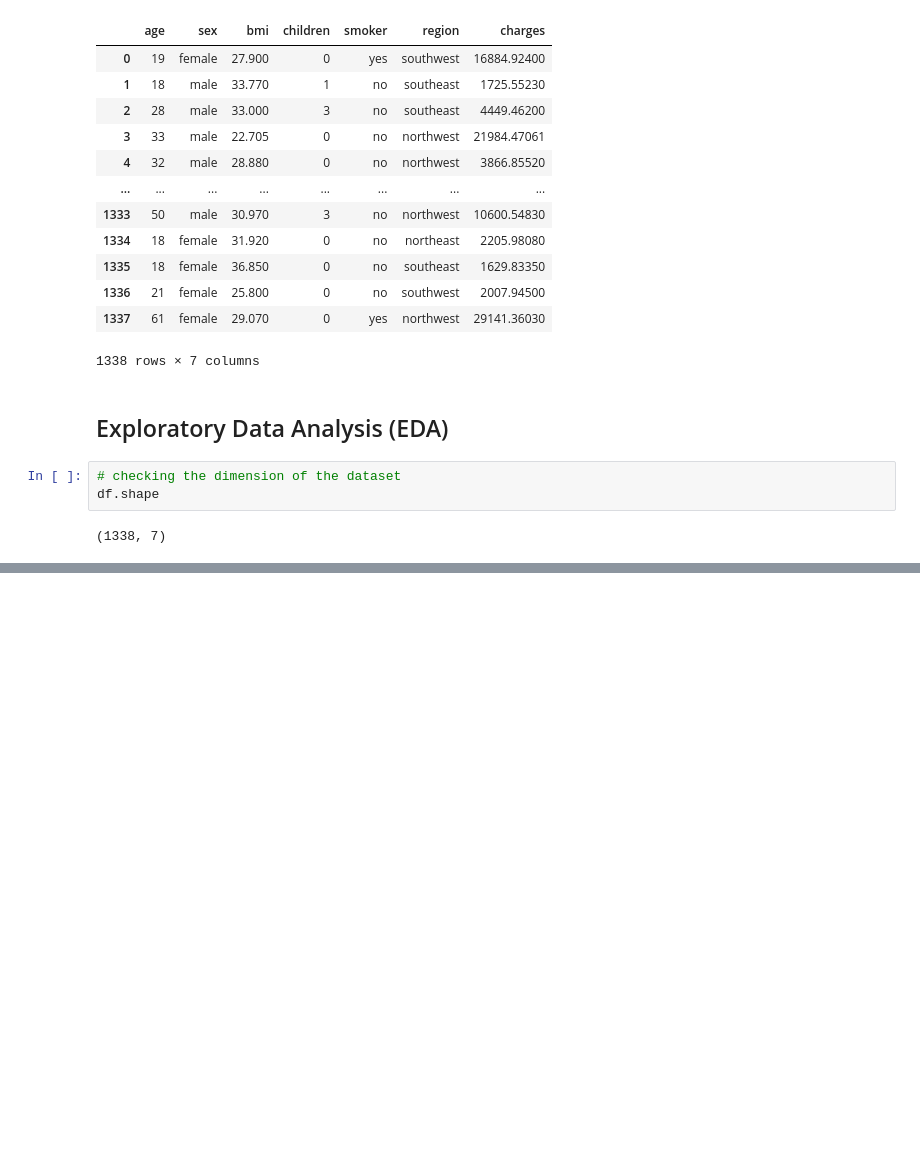
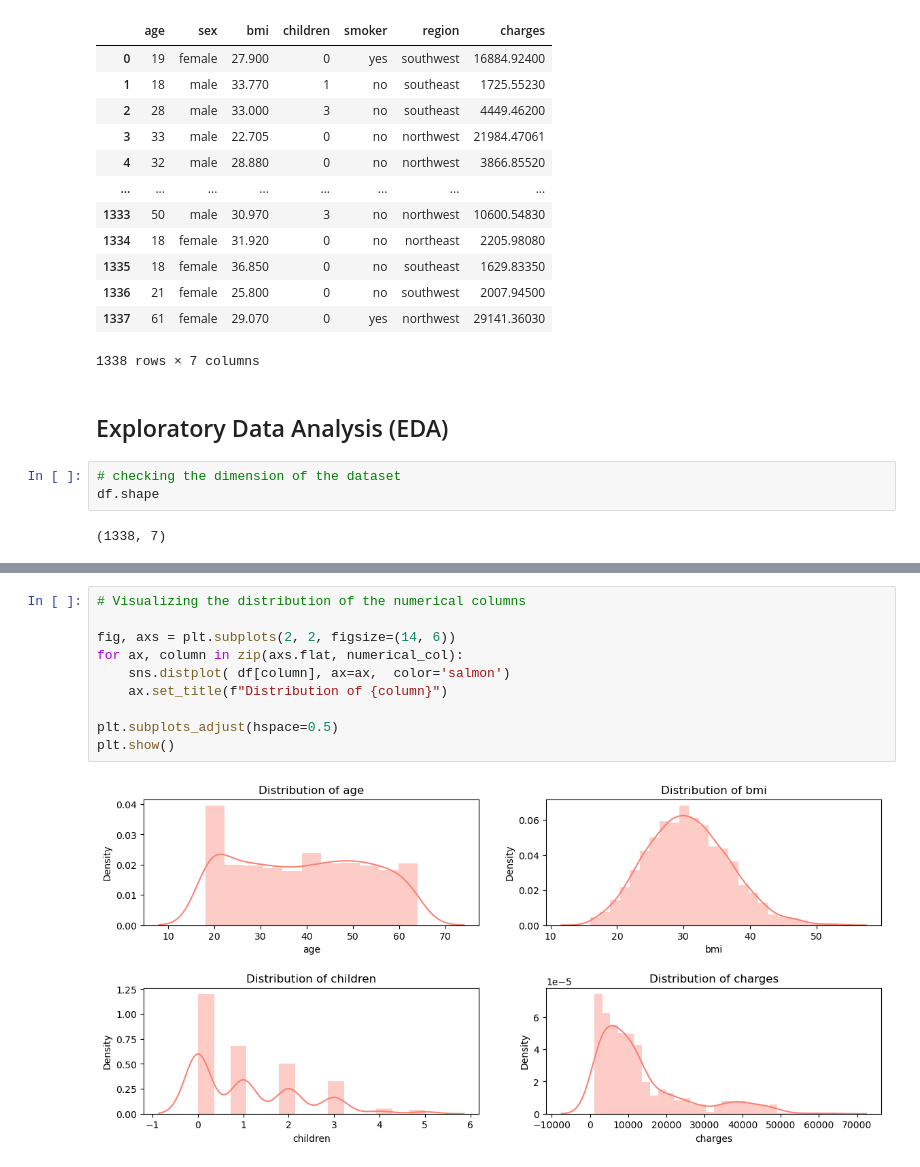
Before and after one commit to matiaga/Practice-Project, a Jupyter notebook: 02.Medical Cost Personal Insurance Project.ipynb, the cells around one changed output, grey strips where cells are left out. Cells and saved outputs as stored; diff of their text form; blank space fills up the shorter version.

```diff
--- a/02.Medical Cost Personal Insurance Project.ipynb
+++ b/02.Medical Cost Personal Insurance Project.ipynb
@@ -52,0 +192,12 @@ df.shape
+# %%
+# Visualizing the distribution of the numerical columns
+
+fig, axs = plt.subplots(2, 2, figsize=(14, 6))
+for ax, column in zip(axs.flat, numerical_col):
+    sns.distplot( df[column], ax=ax,  color='salmon')
+    ax.set_title(f"Distribution of {column}")
+
+plt.subplots_adjust(hspace=0.5)
+plt.show()
+# %% [output]
+[figure, added]
```
Also changed, not shown: parts of 21 cells of this notebook, 3 other files.
